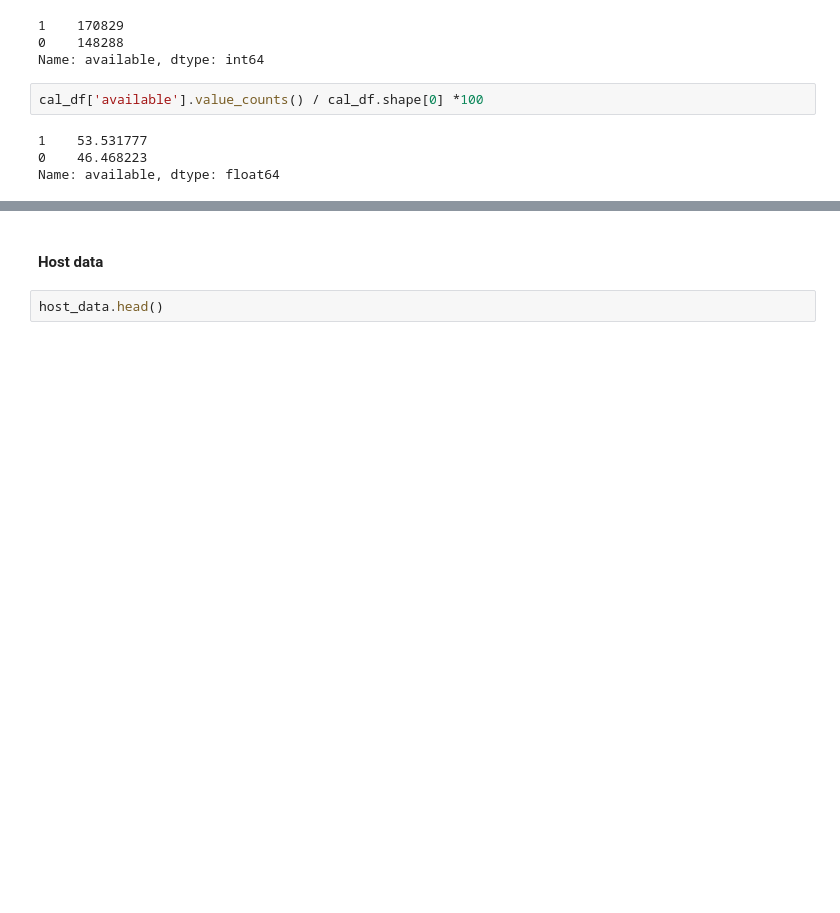
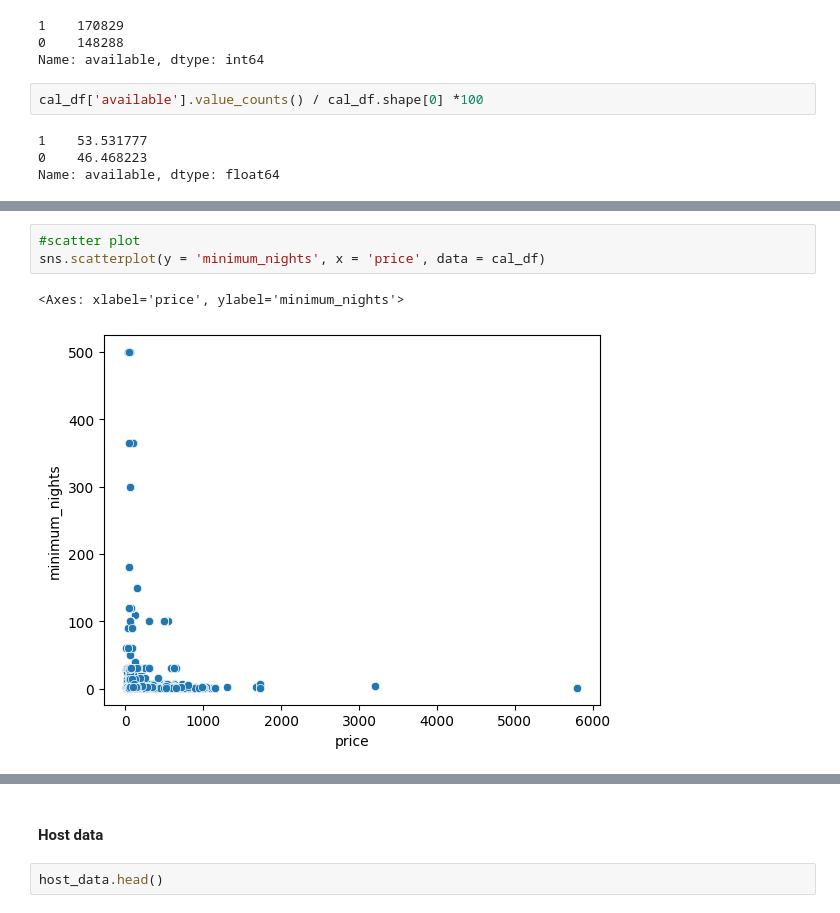
Before and after one commit to SuhelAnsari9272/Airbnb-booking-analysis, a Jupyter notebook: Airbnb_capstone_ABADS.ipynb, the cells around one changed output, grey strips where cells are left out. Cells and saved outputs as stored; diff of their text form; blank space fills up the shorter version.

```diff
--- a/Airbnb_capstone_ABADS.ipynb
+++ b/Airbnb_capstone_ABADS.ipynb
@@ -181,0 +134,6 @@ Name: maximum_nights, dtype: int64
+# %%
+#scatter plot
+sns.scatterplot(y = 'minimum_nights', x = 'price', data = cal_df)
+# %% [output]
+<Axes: xlabel='price', ylabel='minimum_nights'>
+[figure, added]
```
Also changed, not shown: parts of 48 cells of this notebook.
